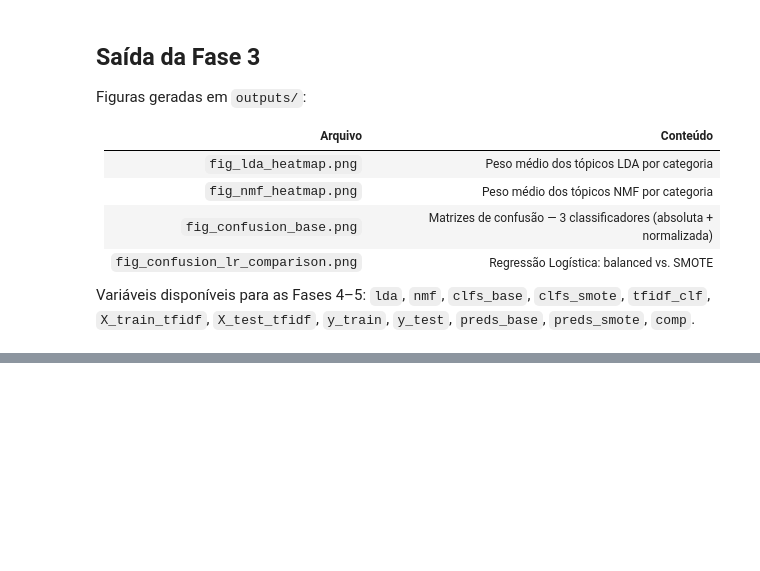
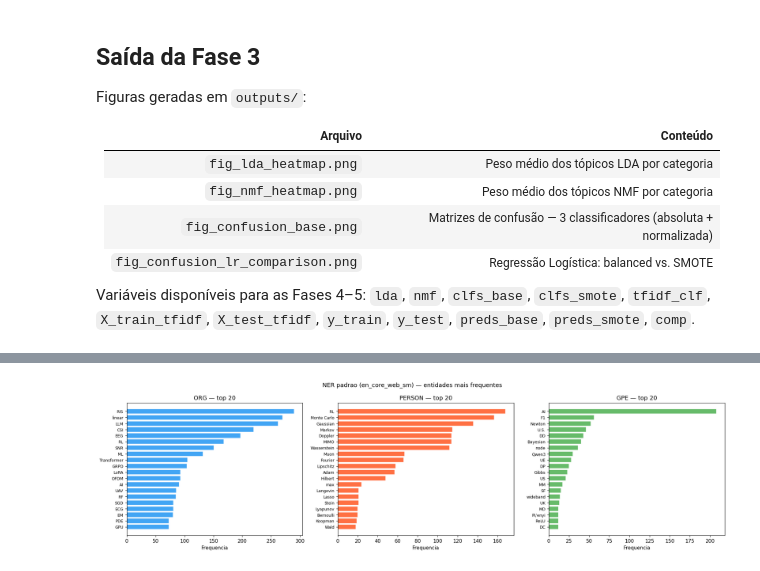
Before and after one commit to danimoreira90/arxiv-nlp-pipeline, a Jupyter notebook: notebook.ipynb, the cells around one changed output, grey strips where cells are left out. Drawn from its saved outputs; the diff is of its cells as text; code cells hidden in the pictures; blank space fills up the shorter version.

```diff
--- a/notebook.ipynb
+++ b/notebook.ipynb
@@ -1308,0 +1357,22 @@ Variáveis disponíveis para as Fases 4–5: `lda`, `nmf`, `clfs_base`, `clfs_sm
+# %%
+# ── 4.1 NER padrão: single pass sobre abstract_clean ─────────────────
+print('Executando nlp.pipe sobre', len(df), 'abstracts ...')
+docs_ner = list(nlp.pipe(
+    df['abstract_clean'],
+    batch_size=256,
+    disable=['lemmatizer'],   # tagger+parser+ner ativados; lemmatizer desnecessário
+))
+print(f'  {len(docs_ner)} docs processados.')
+
+ent_counter = {'ORG': Counter(), 'PERSON': Counter(), 'GPE': Counter()}
+for doc in docs_ner:
+    for ent in doc.ents:
+        if ent.label_ in ent_counter:
+            ent_counter[ent.label_][ent.text.strip()] += 1
+
+print('\nEntidades mais frequentes por tipo:')
+for label, counter in ent_counter.items():
+    top = counter.most_common(15)
+    print(f'\n{label} ({sum(counter.values())} total):')
+    for text, cnt in top:
+        print(f'  {cnt:4d}  {text}')
@@ -1308,0 +1397,25 @@ Variáveis disponíveis para as Fases 4–5: `lda`, `nmf`, `clfs_base`, `clfs_sm
+# %%
+# ── Top entidades: visualizacao ──────────────────────────────────────
+fig, axes = plt.subplots(1, 3, figsize=(18, 5))
+labels_ent = ['ORG', 'PERSON', 'GPE']
+colors_ent = ['#2196F3', '#FF5722', '#4CAF50']
+
+for ax, label, color in zip(axes, labels_ent, colors_ent):
+    top20 = ent_counter[label].most_common(20)
+    if not top20:
+        ax.text(0.5, 0.5, 'Sem entidades', ha='center', va='center')
+        ax.set_title(label)
+        continue
+    texts, counts = zip(*top20)
+    ax.barh(range(len(texts)), counts[::-1], color=color, edgecolor='white', alpha=0.85)
+    ax.set_yticks(range(len(texts)))
+    ax.set_yticklabels(texts[::-1], fontsize=8)
+    ax.set_title(f'{label} — top 20')
+    ax.set_xlabel('Frequencia')
+
+plt.suptitle('NER padrao (en_core_web_sm) — entidades mais frequentes', fontsize=12)
+plt.tight_layout()
+plt.savefig('outputs/fig_ner_entities.png', bbox_inches='tight')
+plt.show()
+# %% [output]
+[figure, added]
```
Also changed, not shown: parts of 27 cells of this notebook.
